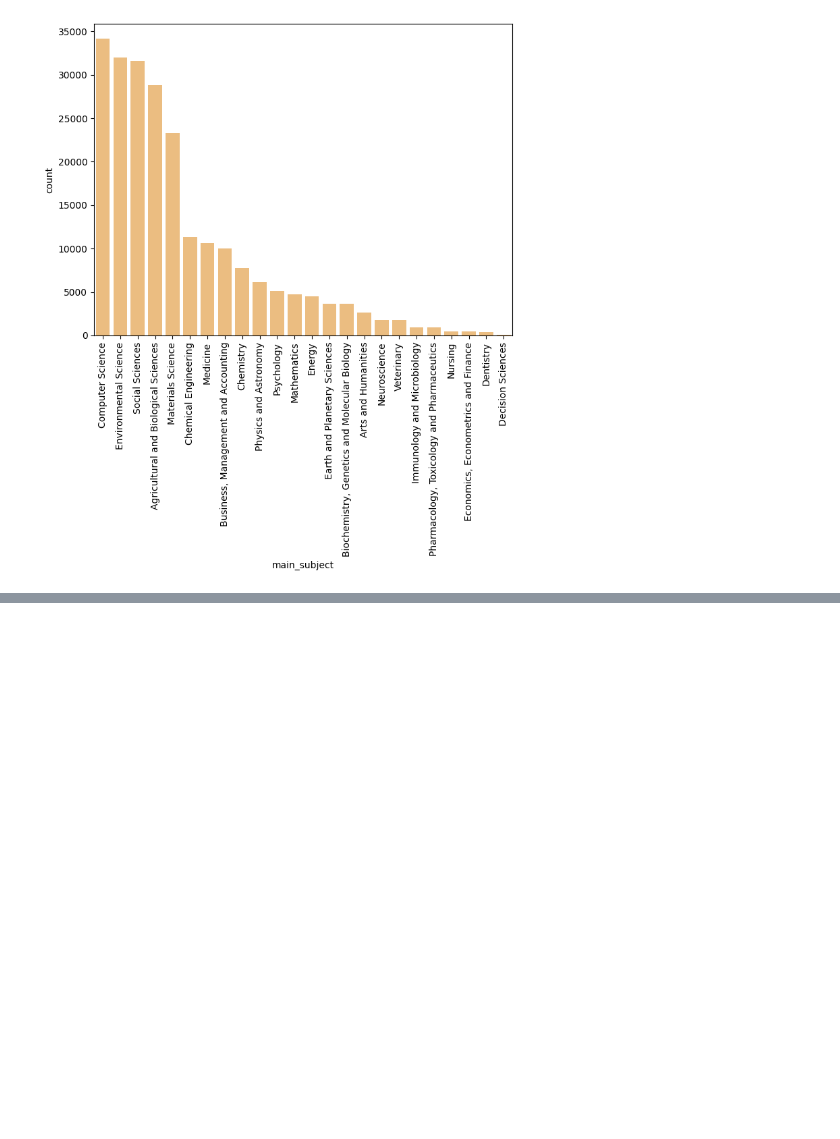
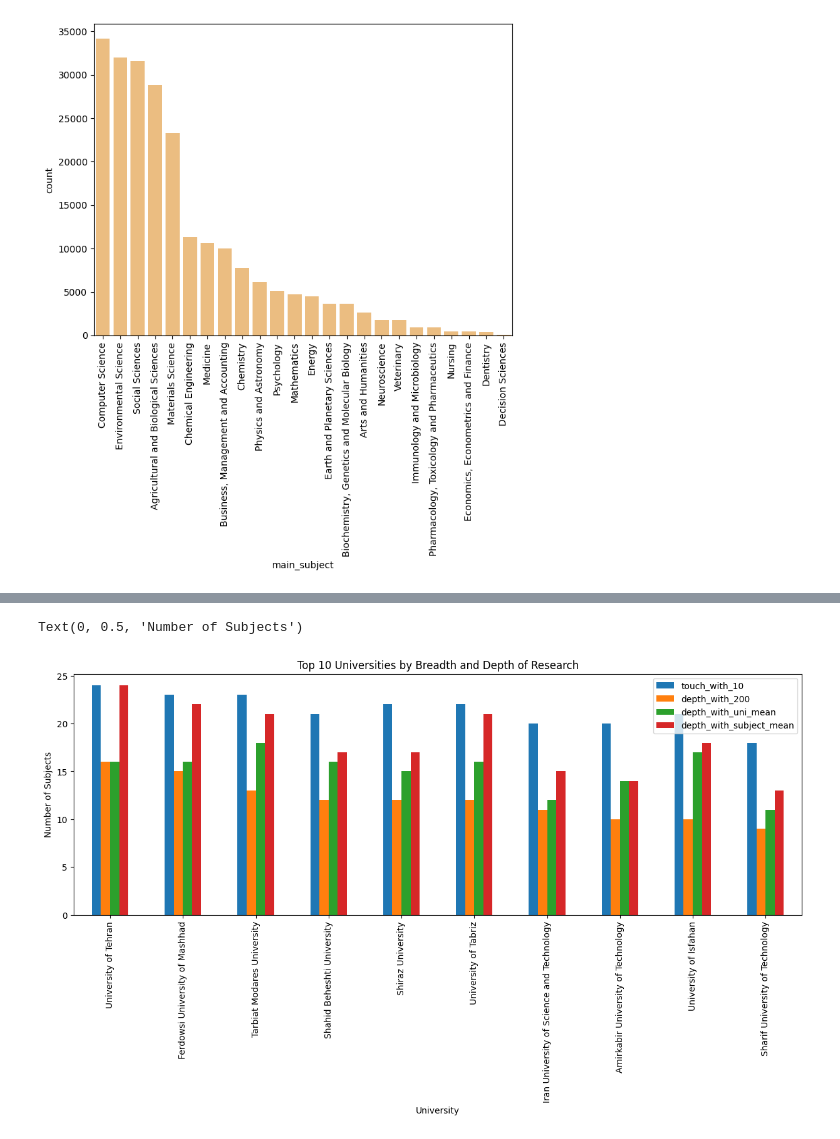
Before and after one commit to zahediparsa/Google-Scholar-Data-Mining, a Jupyter notebook: src/analysis.ipynb, the cells around one changed output, grey strips where cells are left out. Cells and saved outputs as stored; diff of their text form; code cells hidden in the pictures; blank space fills up the shorter version.

```diff
--- a/src/analysis.ipynb
+++ b/src/analysis.ipynb
@@ -63,0 +91,12 @@ articles
+# %%
+# Extract depth and breadth metrics
+breadth_df = universities_df[['University', 'touch_with_10', 'depth_with_200', "depth_with_uni_mean", "depth_with_subject_mean"]].sort_values(by='depth_with_200', ascending=False).head(10)
+
+# Plot breadth and depth
+fig, ax = plt.subplots(figsize=(15,5))
+breadth_df.set_index('University').plot(kind='bar', stacked=False, ax=ax, rot=90)
+ax.set_title('Top 10 Universities by Breadth and Depth of Research')
+ax.set_ylabel('Number of Subjects')
+# %% [output]
+Text(0, 0.5, 'Number of Subjects')
+[figure, added]
```
Also changed, not shown: parts of 7 cells of this notebook.
